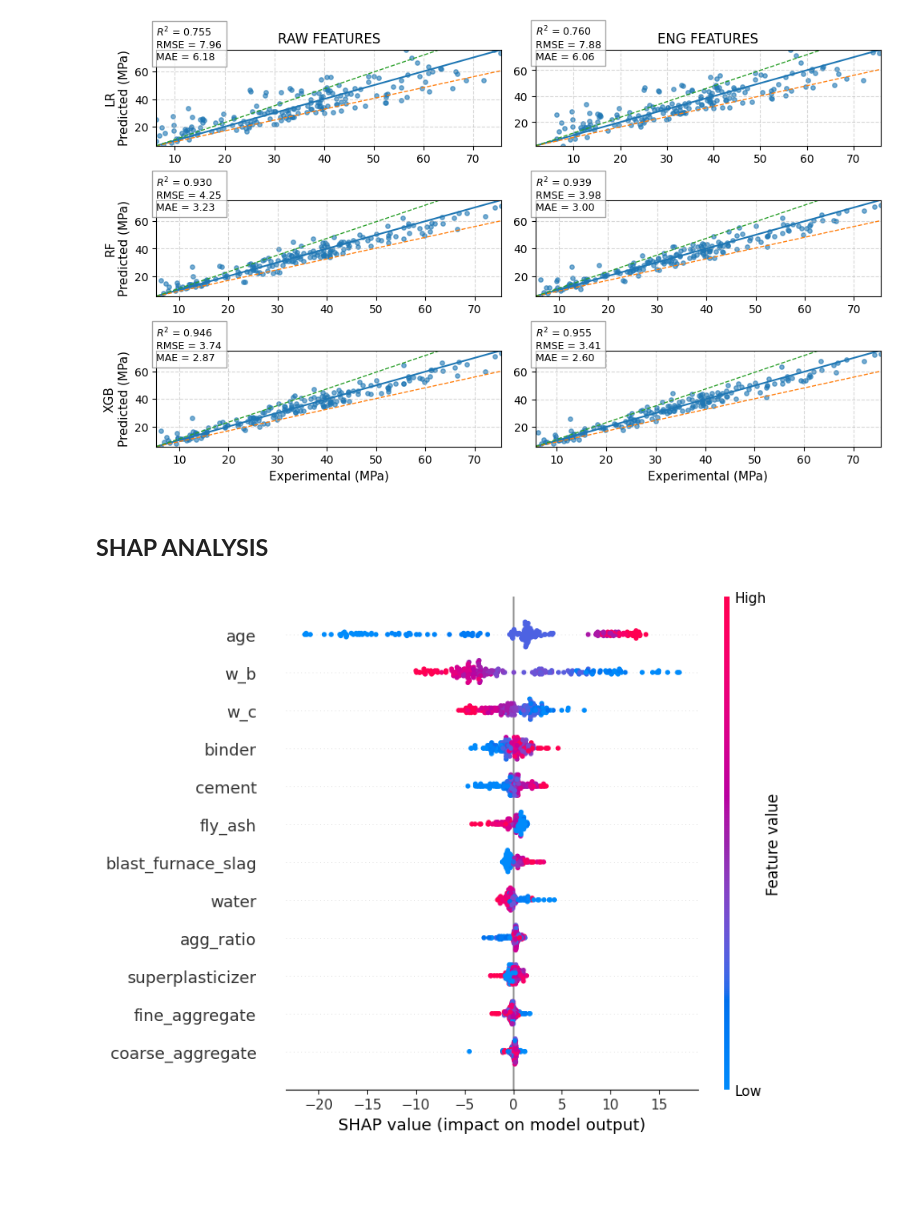
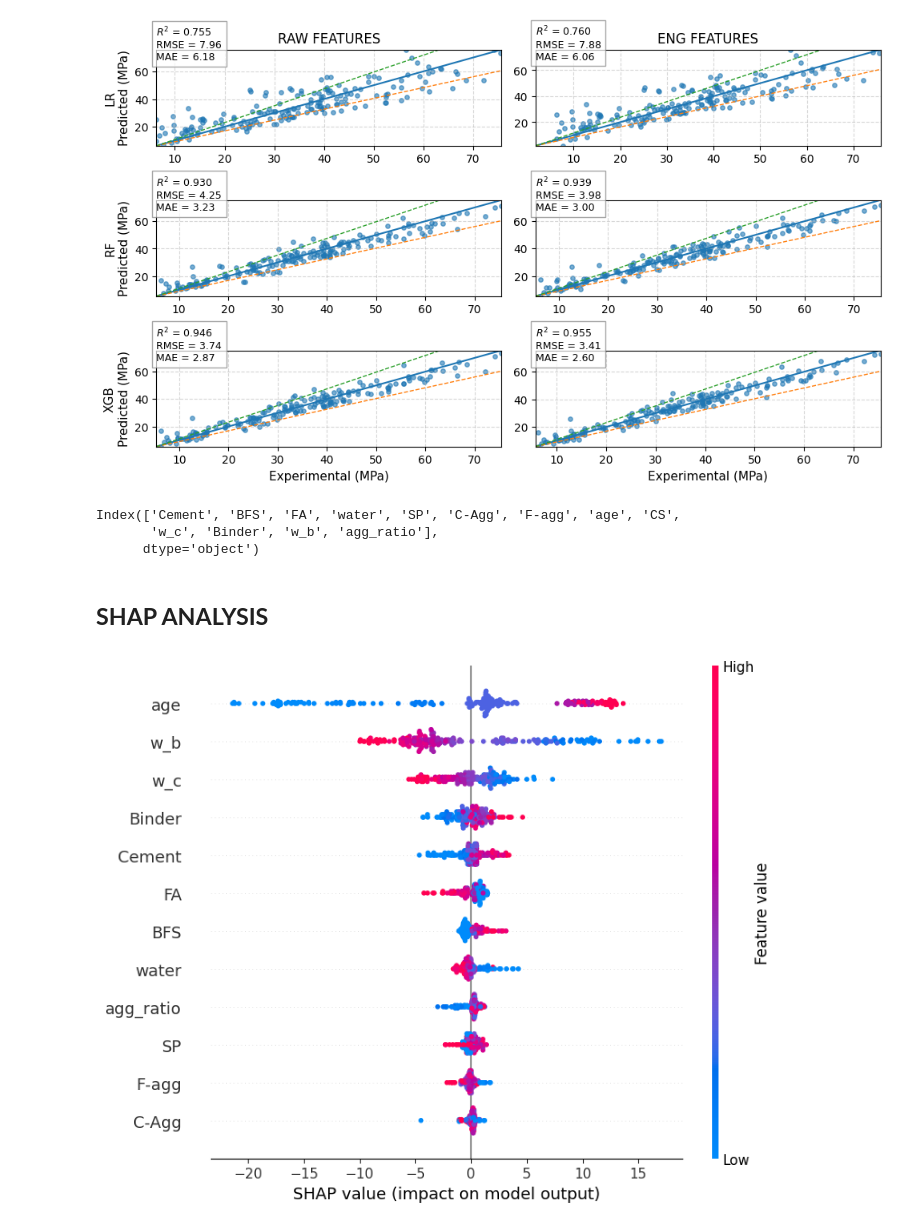
Before and after one commit to AbubakarDanhaya/Concrete_research, a Jupyter notebook: Feature_Design/ML_Modelling/notebook.ipynb, the cells around one changed output. Cells and saved outputs as stored; diff of their text form; code cells hidden in the pictures; blank space fills up the shorter version.

```diff
--- a/Feature_Design/ML_Modelling/notebook.ipynb
+++ b/Feature_Design/ML_Modelling/notebook.ipynb
@@ -272,29 +280,36 @@ plt.tight_layout()
 plt.show()
 # %% [output]
 [figure]
+# %%
+eng_data.columns = ["Cement", "BFS", "FA", "water", "SP", "C-Agg", "F-agg", "age", "CS", "w_c", "Binder", "w_b", "agg_ratio"]
+print(eng_data.columns)
+# %% [output]
+Index(['Cement', 'BFS', 'FA', 'water', 'SP', 'C-Agg', 'F-agg', 'age', 'CS',
+       'w_c', 'Binder', 'w_b', 'agg_ratio'],
+      dtype='object')
 # %% [markdown]
 ## **SHAP ANALYSIS**
 # %%
 import shap
 
-feature_names = eng_data.columns.drop("compressive_strength")
+feature_names = eng_data.columns.drop("CS")
 
 X_train_eng_df = pd.DataFrame(X_train_eng, columns=feature_names)
 X_test_eng_df = pd.DataFrame(X_test_eng, columns=feature_names)
 
 model = XGBRegressor(n_estimators= 200, learning_rate = 0.05, max_depth = 5)
 model.fit(X_train_eng, y_train)
 
 #Initializing shap explainer and computing shap values
 explainer = shap.Explainer(model, X_train_eng_df)
 shap_values = explainer(X_test_eng_df)
 
 plt.figure(figsize=(8, 6))
 shap.summary_plot(shap_values, X_test_eng_df, show=False)
 plt.tight_layout()
 plt.show()
 # %% [output]
-[figure, old version]
+[figure, new version]
 # %%
 # feature importance
 
```
Also changed, not shown: parts of 3 cells of this notebook.
